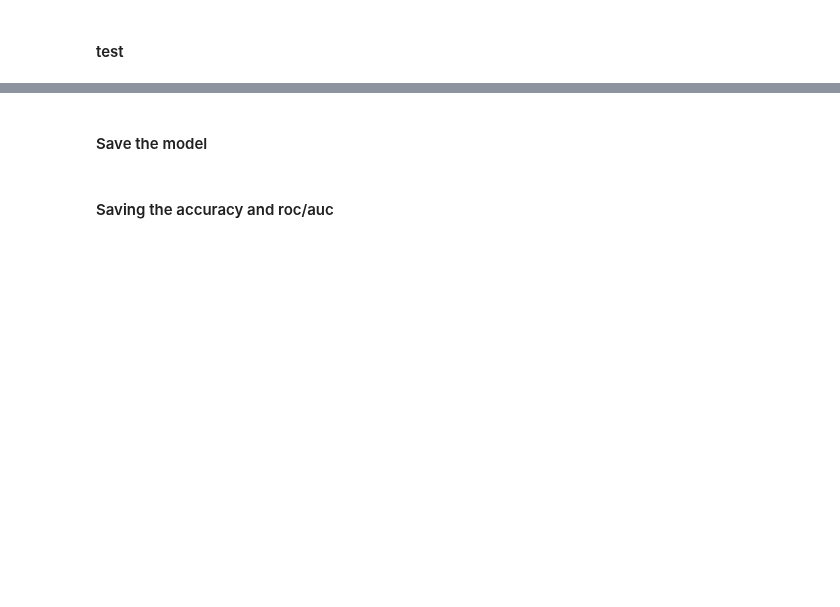
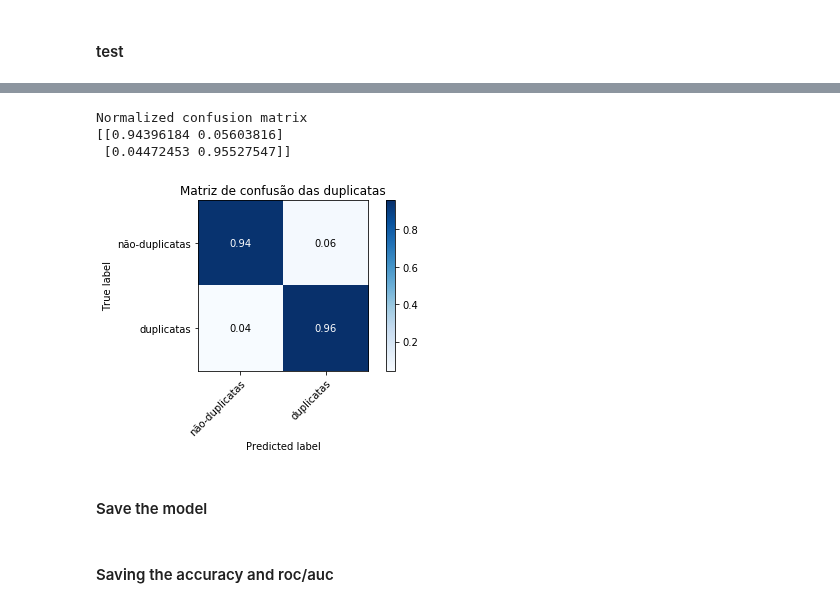
Before and after one commit to thiagomarquesrocha/siameseQAT, a Jupyter notebook: classification_propose_bert.ipynb, the cells around one changed output, grey strips where cells are left out. Saved outputs shown, nothing was run; the diff lists cells and outputs as text; code cells hidden in the pictures; blank space fills up the shorter version.

```diff
--- a/classification_propose_bert.ipynb
+++ b/classification_propose_bert.ipynb
@@ -491,3 +526,15 @@ Normalized confusion matrix
+# %%
+import matplotlib.pyplot as plt
+
+ax, fig = evaluation.plot_confusion_matrix(label, pred, classes=np.array(['não-duplicatas', 'duplicatas']),
+                      title='Matriz de confusão das duplicatas', normalize=True )
+plt.show()
+fig.savefig('resultados/classification_{}_{}_pt.png'.format(DOMAIN, METHOD), bbox_inches="tight")
+# %% [output]
+Normalized confusion matrix
+[[0.94396184 0.05603816]
+ [0.04472453 0.95527547]]
+[figure, added]
 # %% [markdown]
 #### Save the model
 # %%
```
Also changed, not shown: parts of 26 cells of this notebook, 1 other file.
